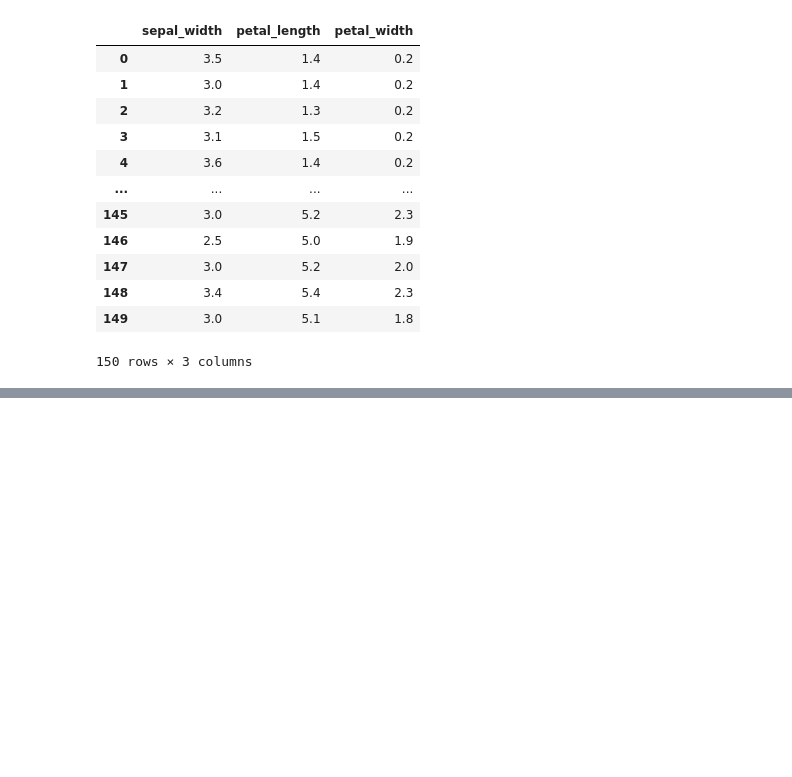
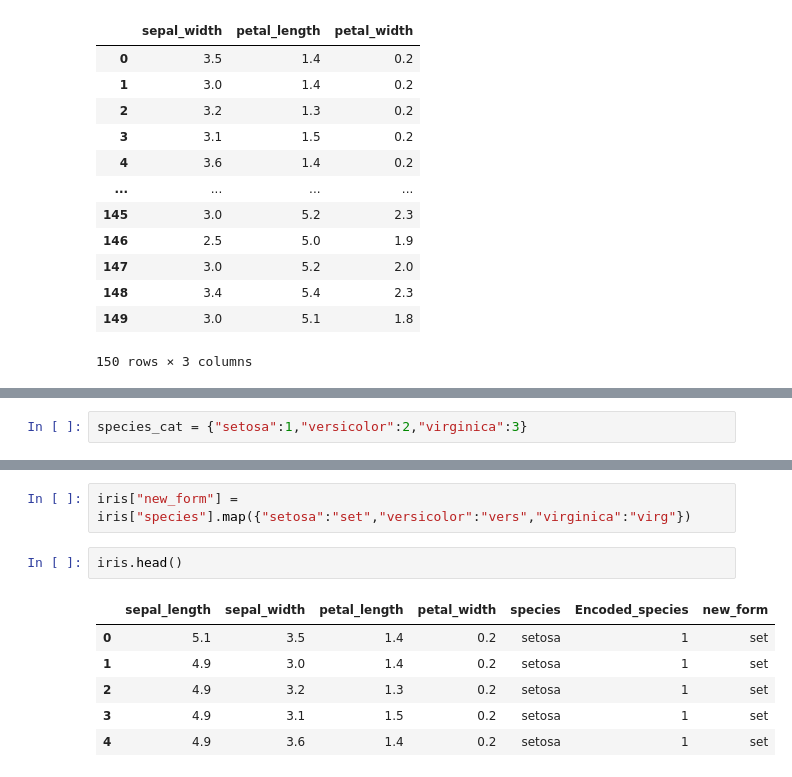
Before and after one commit to Dashrath7489/python, a Jupyter notebook: Pandas/pandas.ipynb, the cells around one changed output, grey strips where cells are left out. Cells and saved outputs as stored; diff of their text form; blank space fills up the shorter version.

```diff
--- a/Pandas/pandas.ipynb
+++ b/Pandas/pandas.ipynb
@@ -479,0 +486,2 @@ iris.iloc[:,[1,2,3]]
+# %%
+species_cat = {"setosa":1,"versicolor":2,"virginica":3}
@@ -479,0 +499,11 @@ iris.iloc[:,[1,2,3]]
+# %%
+iris["new_form"] = iris["species"].map({"setosa":"set","versicolor":"vers","virginica":"virg"})
+# %%
+iris.head()
+# %% [output]
+|  | sepal_length | sepal_width | petal_length | petal_width | species | Encoded_species | new_form |
+| 0 | 5.1 | 3.5 | 1.4 | 0.2 | setosa | 1 | set |
+| 1 | 4.9 | 3.0 | 1.4 | 0.2 | setosa | 1 | set |
+| 2 | 4.9 | 3.2 | 1.3 | 0.2 | setosa | 1 | set |
+| 3 | 4.9 | 3.1 | 1.5 | 0.2 | setosa | 1 | set |
+| 4 | 4.9 | 3.6 | 1.4 | 0.2 | setosa | 1 | set |
```
Also changed, not shown: parts of 18 cells of this notebook.
